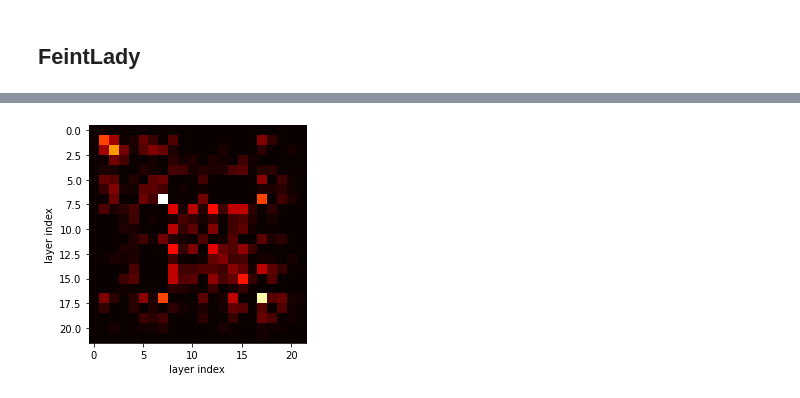
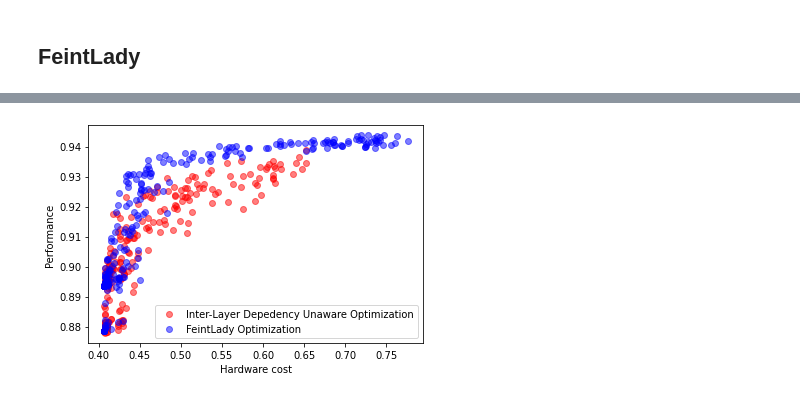
Before and after one commit to JamesTuna/CLADO_MPQ, a Jupyter notebook: FeintLady.ipynb, the cells around one changed output, grey strips where cells are left out. Cells and saved outputs as stored; diff of their text form; code cells hidden in the pictures.

Commit message:
FeintLady superioty examined

```diff
--- a/FeintLady.ipynb
+++ b/FeintLady.ipynb
@@ -275,0 +432,2 @@ X_std = (X - X.min()) / (X.max() - X.min())
+# %%
+v = optimize(n_iteration=10000,lr=1e-3,beta=[20,2],lambda1=1e-3,lambda2=1e-8,naive=True)
@@ -275,0 +465,22 @@ X_std = (X - X.min()) / (X.max() - X.min())
+# %%
+# fix lambda1 to 1e-3
+# search lambda2 from 1e-5 to 1e-10
+# each HP (lambda2) try 5 runs
+
+lambda2s = np.logspace(-5,-10,50)
+sample_size = 5
+naive_loss,naive_size = [],[]
+feint_loss,feint_size = [],[]
+
+for lambda2 in lambda2s:
+    print('lambda2:',lambda2)
+    for repeat in range(sample_size):
+        v = optimize(n_iteration=5000,lr=1e-3,beta=[20,2],lambda1=1e-3,lambda2=lambda2,naive=True)
+        perf,size = evaluate_decision(v)
+        naive_loss.append(perf)
+        naive_size.append(size)
+
+        v = optimize(n_iteration=5000,lr=1e-3,beta=[20,2],lambda1=1e-3,lambda2=lambda2,naive=False)
+        perf,size = evaluate_decision(v)
+        feint_loss.append(perf)
+        feint_size.append(size)
@@ -275,0 +505,6 @@ X_std = (X - X.min()) / (X.max() - X.min())
+# %%
+naive_size = np.array(naive_size)
+feint_size = np.array(feint_size)
+# %%
+naive_acc = [naive_loss[i]['mean_acc'] for i in range(len(naive_loss))]
+feint_acc = [feint_loss[i]['mean_acc'] for i in range(len(feint_loss))]
@@ -276,7 +515,12 @@ X_std = (X - X.min()) / (X.max() - X.min())
 # %%
-plt.imshow(X_std,cmap='hot')
-plt.xlabel('layer index')
-plt.ylabel('layer index')
-plt.savefig('resnet20_feintgrad.pdf',transparent=True, bbox_inches='tight', pad_inches=0)
+plt.scatter(naive_size,naive_acc,color='red',alpha=0.5,label='Inter-Layer Depedency Unaware Optimization')
+plt.scatter(feint_size,feint_acc,color='blue',alpha=0.5,label='FeintLady Optimization')
+plt.xlabel('Hardware cost')
+plt.ylabel('Performance')
+plt.legend()
+# plt.imshow(X_std,cmap='hot')
+# plt.xlabel('layer index')
+# plt.ylabel('layer index')
+plt.savefig('resnet56FeintEffecacy.pdf',transparent=True, bbox_inches='tight', pad_inches=0)
 # %% [output]
-[figure, old version]
+[figure, new version]
```
Also changed, not shown: parts of 38 cells of this notebook.
